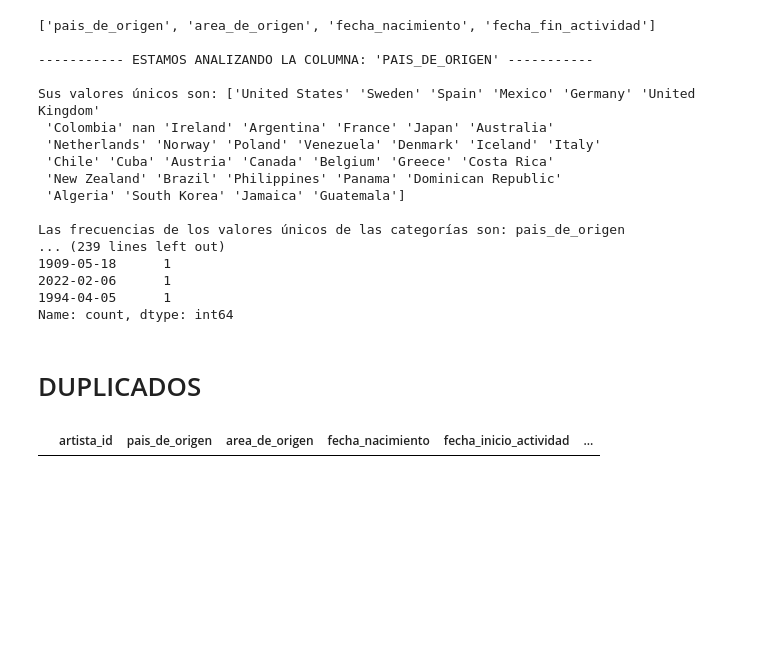
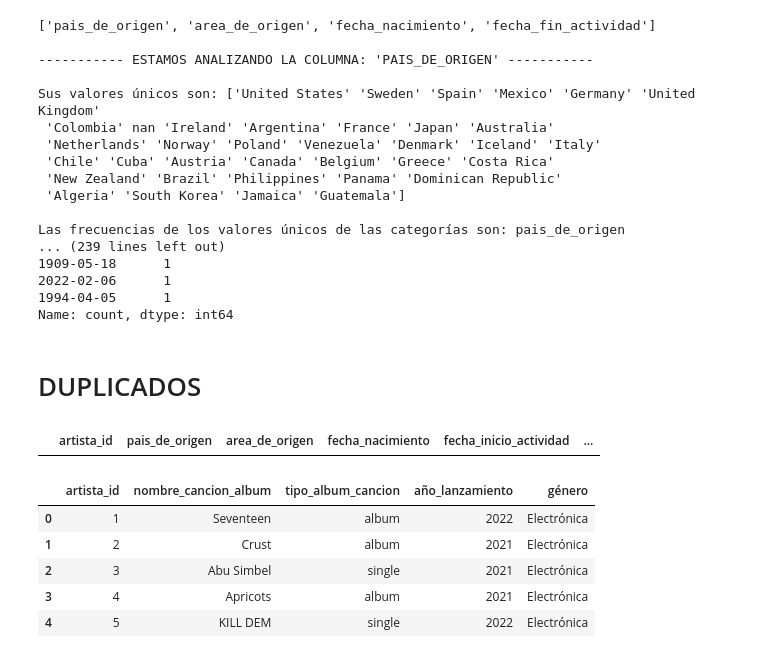
Before and after one commit to mpenacasares/pair-programming-modulo-4-power-bi, a Jupyter notebook: EDA.ipynb, the cells around one changed output. Cells and saved outputs as stored; diff of their text form; code cells hidden in the pictures; blank space fills up the shorter version.

Commit message:
update pbi artistas final

```diff
--- a/EDA.ipynb
+++ b/EDA.ipynb
@@ -150,3 +150,15 @@ get_duplicate_rows(df)
 # %%
 # index=False es útil si solo quieres los datos y no necesitas la columna de índice.
 #df.to_csv("archivos/informacion_artista_MOD.csv", index=False)
+# %%
+# cargamos el dataframe correspondiente
+df = pd.read_csv("archivos/info_canciones.csv")
+
+display(df.head())
+# %% [output]
+|  | artista_id | nombre_cancion_album | tipo_album_cancion | año_lanzamiento | género |
+| 0 | 1 | Seventeen | album | 2022 | Electrónica |
+| 1 | 2 | Crust | album | 2021 | Electrónica |
+| 2 | 3 | Abu Simbel | single | 2021 | Electrónica |
+| 3 | 4 | Apricots | album | 2021 | Electrónica |
+| 4 | 5 | KILL DEM | single | 2022 | Electrónica |
```
Also changed, not shown: parts of 2 cells of this notebook, 1 other file.
